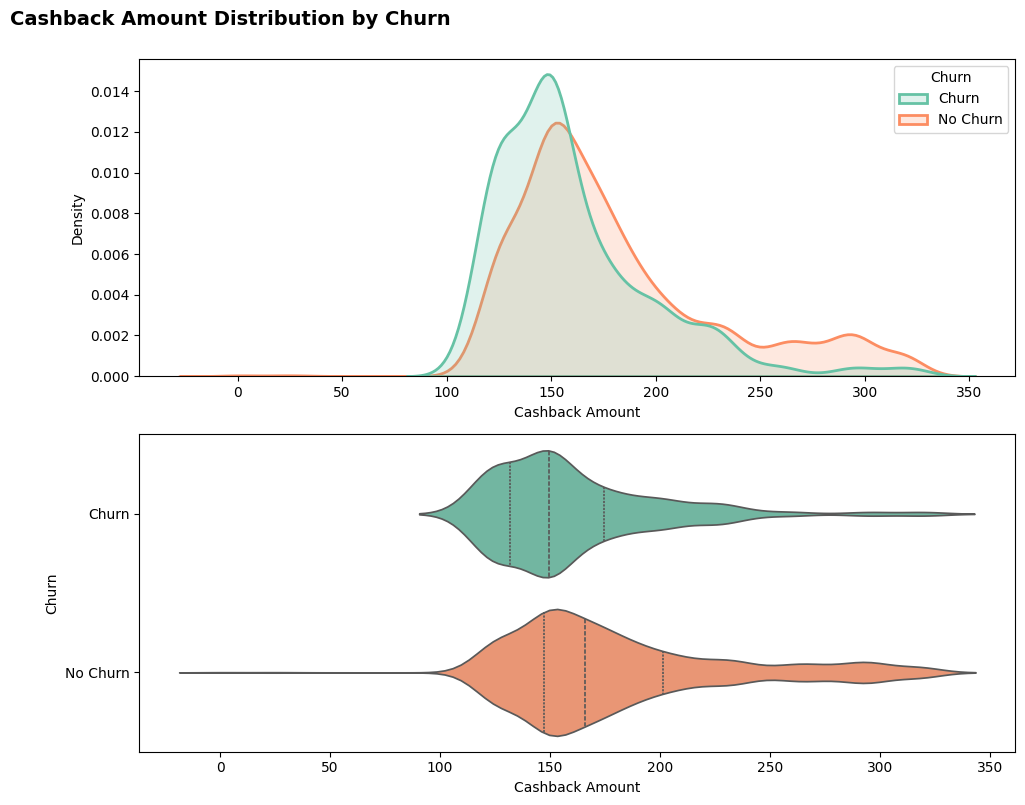
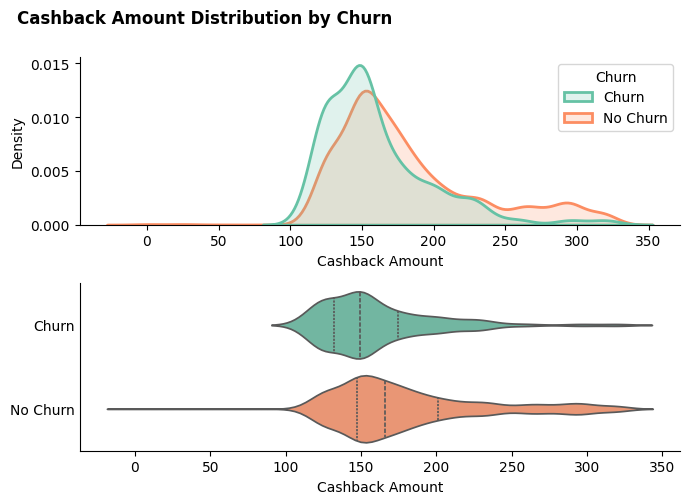
The change to this notebook cell's code, shown as a diff; its figure went from the first image to the second:
--- before
+++ after
@@ -1,3 +1,3 @@
-fig, axes = plt.subplots(2, 1, figsize=(10, 8))
+fig, axes = plt.subplots(2, 1, figsize=(7, 5))
 axes = axes.flatten()
 
@@ -5,11 +5,16 @@
 sns.kdeplot(data=df_churn,x="CashbackAmount",hue=churn_labels,common_norm=False,fill=True,alpha=0.2,linewidth=2,palette="Set2",ax=axes[0])
 axes[0].set_xlabel("Cashback Amount")
+axes[0].spines["top"].set_visible(False)
+axes[0].spines["right"].set_visible(False)
 
 # Violin plot
 sns.violinplot(data=df_churn,x="CashbackAmount",y=churn_labels,hue=churn_labels,inner="quartile",palette="Set2",ax=axes[1])
 axes[1].set_xlabel("Cashback Amount")
-axes[1].set_ylabel("Churn")
+axes[1].set_ylabel("")
+axes[1].tick_params(axis="y", length=0)
+axes[1].spines["top"].set_visible(False)
+axes[1].spines["right"].set_visible(False)
 
-fig.suptitle("Cashback Amount Distribution by Churn", fontsize=14, fontweight="bold", y=1, x=0.2)
+fig.suptitle("Cashback Amount Distribution by Churn", fontsize=12, fontweight="bold", y=1, x=0.3)
 plt.tight_layout()
 plt.show()

Commit: Complete week 6